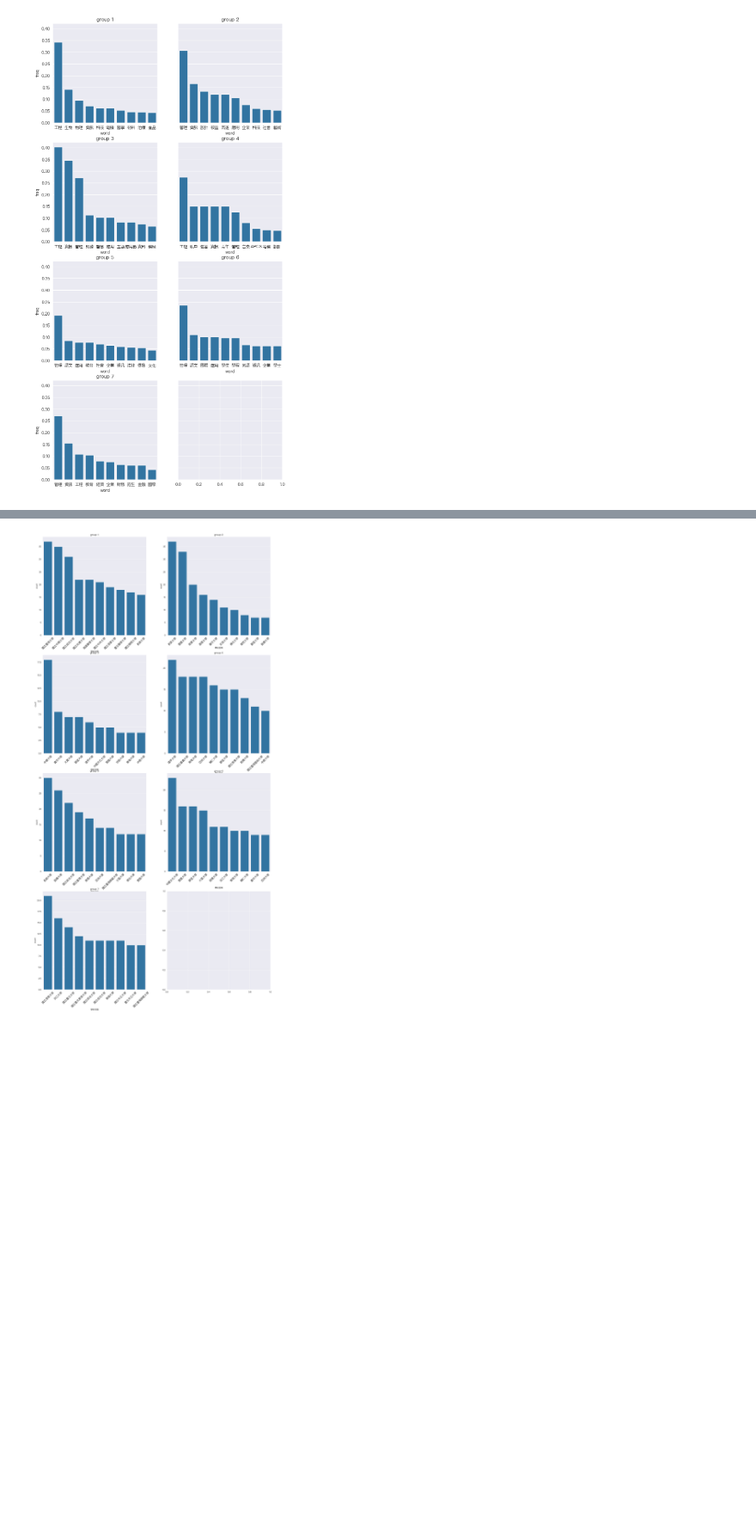
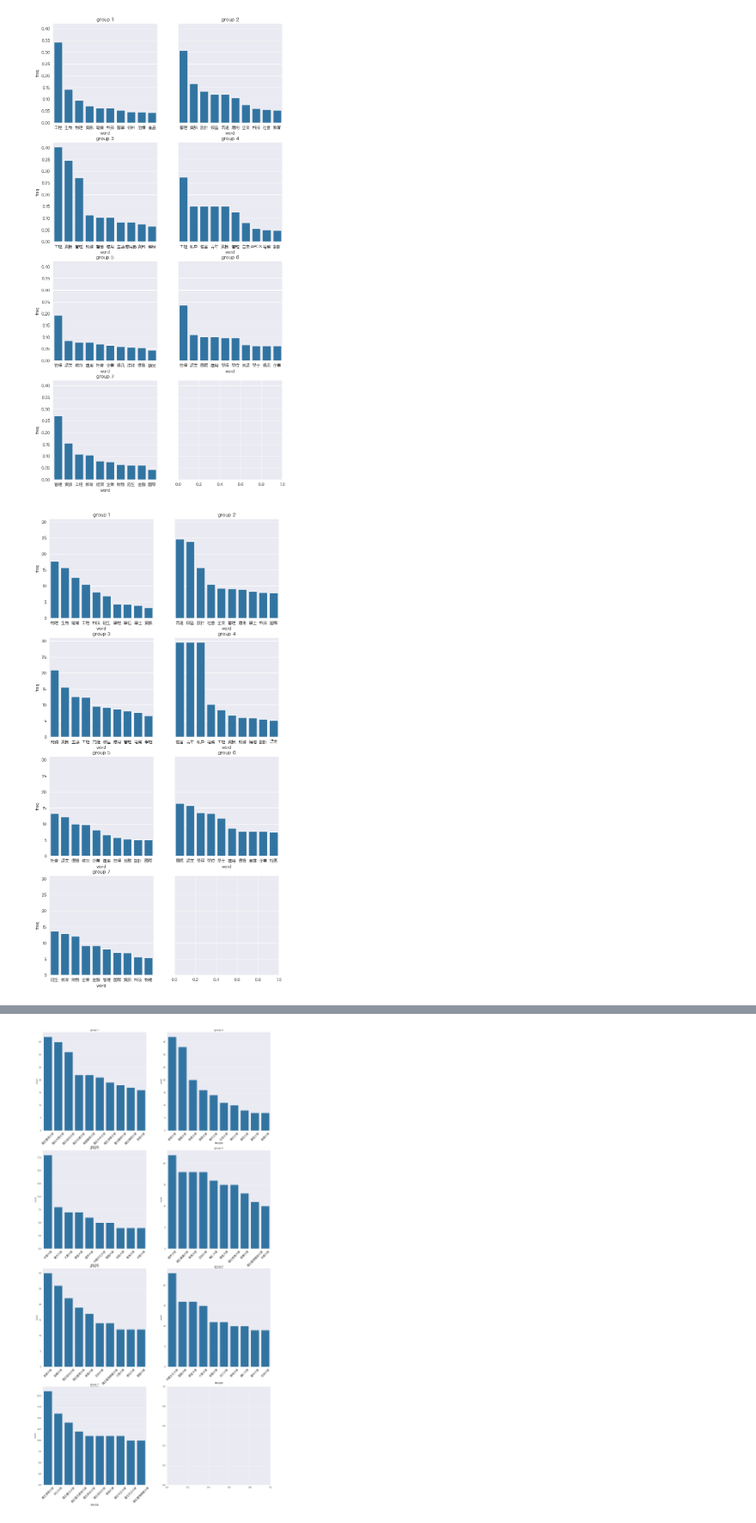
Before and after one commit to marsneko/schoolNetworkGithub, a Jupyter notebook: analyzeCodes/ClusteredDataAnalyze.ipynb, the cells around one changed output, grey strips where cells are left out. Shown at 86% size. Drawn from its saved outputs; the diff is of its cells as text; code cells hidden in the pictures; blank space fills up the shorter version.

```diff
--- a/analyzeCodes/ClusteredDataAnalyze.ipynb
+++ b/analyzeCodes/ClusteredDataAnalyze.ipynb
@@ -401,11 +405,18 @@ jieba.load_userdict('./dict.txt')
 
 clustered_word_feq = dict()
 
+all_wordlist = []
+
 for idx,df_ in enumerate(clustered_rank_data.values()):
     wordlists = []
     departmeantlist = df_['學系名稱_trim'].values
     for dep in departmeantlist:
         wordlists.extend(jieba.lcut_for_search(dep,HMM=True))
+    all_wordlist.extend(wordlists)
     wordset = set(wordlists)
     freq = [ wordlists.count(word)/len(departmeantlist) for word in wordset]
     clustered_word_feq[idx+1] = pd.DataFrame({'word':list(wordset),'freq':freq}).sort_values('freq',ascending=False)
+
+all_wordset = set(all_wordlist)
+all_num = {word:all_wordlist.count(word) for word in all_wordset}
+all_freq = {word:all_wordlist.count(word)/len(all_wordlist) for word in all_wordset}
@@ -437,3 +437,21 @@ for idx,df_ in enumerate(clustered_word_feq.values()):
     sns.barplot(x='word',y='freq',data=dftemp[:10])
 # %% [output]
 [figure]
+# %%
+# draw the relative freq of the word
+plt.subplots(4,2,figsize=(10,20),sharey=True)
+for idx,df_ in enumerate(clustered_word_feq.values()):
+    plt.subplot(4,2,idx+1)
+    dftemp = df_.copy()
+    droplist = dftemp[dftemp['word'].map(all_num) < 50].index
+    dftemp.drop(droplist,inplace = True)
+
+    for _,row in dftemp.iterrows():
+        dftemp.loc[_,['freq']] = row['freq']/all_freq[row['word']]
+    dftemp = dftemp.drop(dftemp[dftemp['word'].str.len() < 2].index)
+    dftemp = dftemp.drop(dftemp[dftemp['word'] == ('學系' or '(' or ')' or '組' or '與' or '校區' or '高雄')].index)
+    dftemp.sort_values('freq',ascending=False,inplace=True)
+    plt.title(f'group {idx+1}')
+    sns.barplot(x='word',y='freq',data=dftemp[:10])
+# %% [output]
+[figure, added]
```
Also changed, not shown: parts of 25 cells of this notebook, 2 other files.
